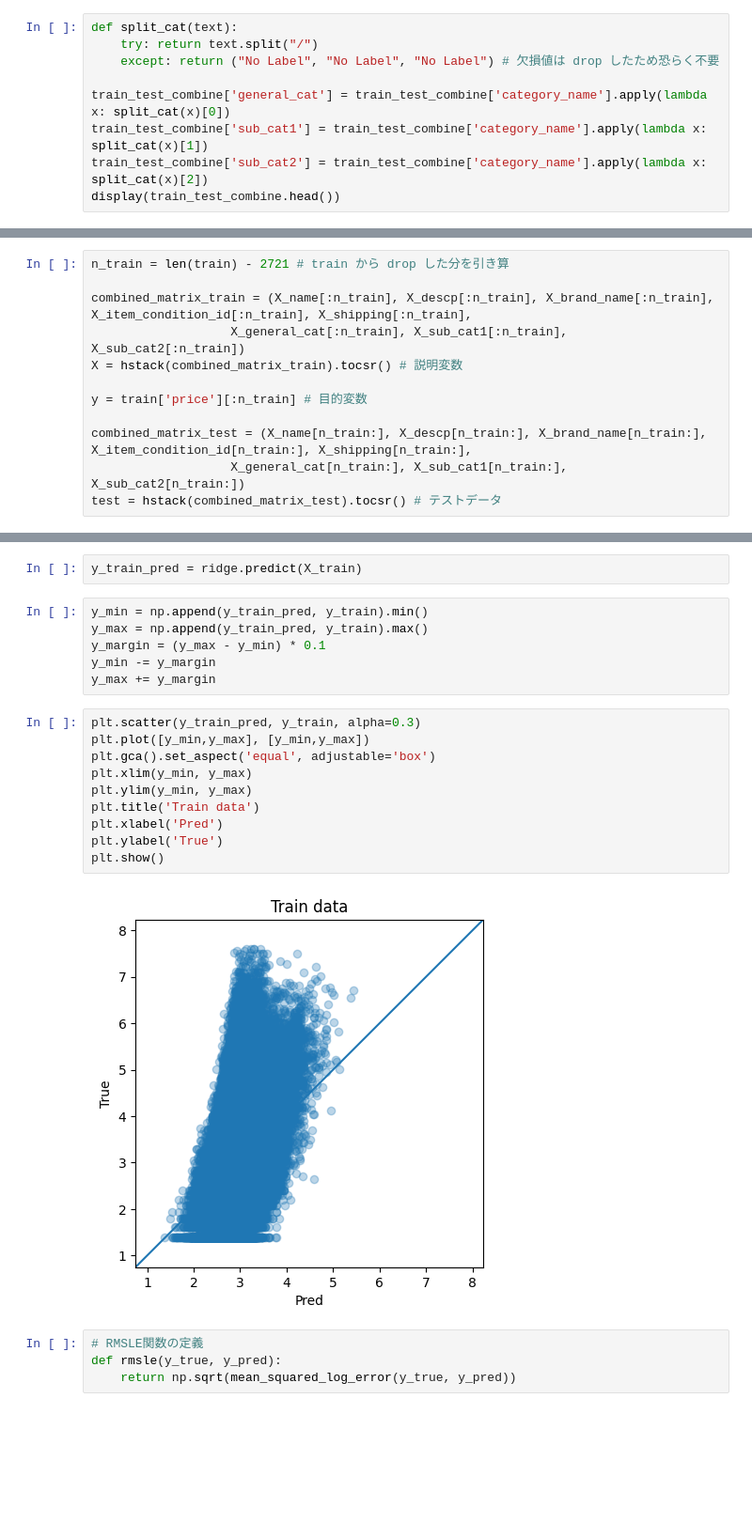
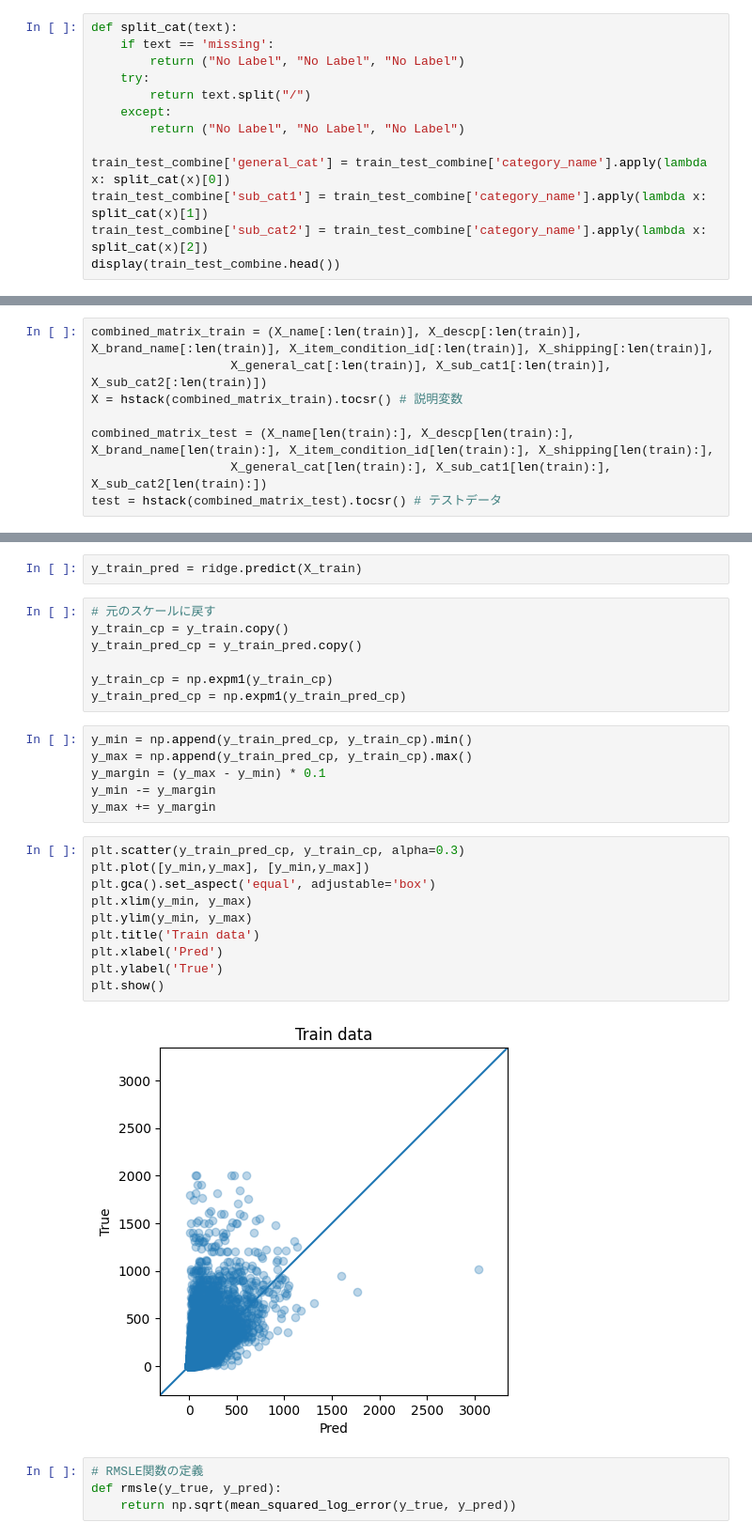
Before and after one commit to Hiromu1612/Kaggle_mercari2, a Jupyter notebook: ridge-csr-v2-simple.ipynb, the cells around one changed output, grey strips where cells are left out. Shown: that part at 94% size. Cells and saved outputs as stored; diff of their text form; blank space fills up the shorter version.

```diff
--- a/ridge-csr-v2-simple.ipynb
+++ b/ridge-csr-v2-simple.ipynb
@@ -208,8 +212,12 @@ Wall time: 1min 48s
 #### category_name を3等分する
 # %%
 def split_cat(text):
-    try: return text.split("/")
-    except: return ("No Label", "No Label", "No Label") # 欠損値は drop したため恐らく不要
+    if text == 'missing':
+        return ("No Label", "No Label", "No Label")
+    try:
+        return text.split("/")
+    except:
+        return ("No Label", "No Label", "No Label")
 
 train_test_combine['general_cat'] = train_test_combine['category_name'].apply(lambda x: split_cat(x)[0])
 train_test_combine['sub_cat1'] = train_test_combine['category_name'].apply(lambda x: split_cat(x)[1])
@@ -277,16 +285,12 @@ sub_cat2 encoding shape: (2165645, 882)
 # %% [markdown]
 #### 生成されたスパース行列を結合
 # %%
-n_train = len(train) - 2721 # train から drop した分を引き算
-
-combined_matrix_train = (X_name[:n_train], X_descp[:n_train], X_brand_name[:n_train], X_item_condition_id[:n_train], X_shipping[:n_train],
-                   X_general_cat[:n_train], X_sub_cat1[:n_train], X_sub_cat2[:n_train])
+combined_matrix_train = (X_name[:len(train)], X_descp[:len(train)], X_brand_name[:len(train)], X_item_condition_id[:len(train)], X_shipping[:len(train)],
+                   X_general_cat[:len(train)], X_sub_cat1[:len(train)], X_sub_cat2[:len(train)])
 X = hstack(combined_matrix_train).tocsr() # 説明変数
 
-y = train['price'][:n_train] # 目的変数
-
-combined_matrix_test = (X_name[n_train:], X_descp[n_train:], X_brand_name[n_train:], X_item_condition_id[n_train:], X_shipping[n_train:],
-                   X_general_cat[n_train:], X_sub_cat1[n_train:], X_sub_cat2[n_train:])
+combined_matrix_test = (X_name[len(train):], X_descp[len(train):], X_brand_name[len(train):], X_item_condition_id[len(train):], X_shipping[len(train):],
+                   X_general_cat[len(train):], X_sub_cat1[len(train):], X_sub_cat2[len(train):])
 test = hstack(combined_matrix_test).tocsr() # テストデータ
 # %%
 print(X.shape) # 説明変数
@@ -338,24 +345,31 @@ Ridge(fit_intercept=False, random_state=0, solver='lsqr')
 #### 訓練データに対する予測｜Ridge回帰
 # %%
 y_train_pred = ridge.predict(X_train)
+# %%
+# 元のスケールに戻す
+y_train_cp = y_train.copy()
+y_train_pred_cp = y_train_pred.copy()
+
+y_train_cp = np.expm1(y_train_cp)
+y_train_pred_cp = np.expm1(y_train_pred_cp)
 # %%
-y_min = np.append(y_train_pred, y_train).min()
-y_max = np.append(y_train_pred, y_train).max()
+y_min = np.append(y_train_pred_cp, y_train_cp).min()
+y_max = np.append(y_train_pred_cp, y_train_cp).max()
 y_margin = (y_max - y_min) * 0.1
 y_min -= y_margin
 y_max += y_margin
 # %%
-plt.scatter(y_train_pred, y_train, alpha=0.3)
+plt.scatter(y_train_pred_cp, y_train_cp, alpha=0.3)
 plt.plot([y_min,y_max], [y_min,y_max])
 plt.gca().set_aspect('equal', adjustable='box')
 plt.xlim(y_min, y_max)
 plt.ylim(y_min, y_max)
 plt.title('Train data')
 plt.xlabel('Pred')
 plt.ylabel('True')
 plt.show()
 # %% [output]
-[figure, old version]
+[figure, new version]
 # %%
 # RMSLE関数の定義
 def rmsle(y_true, y_pred):
```
Also changed, not shown: parts of 24 cells of this notebook, 2 other files.
